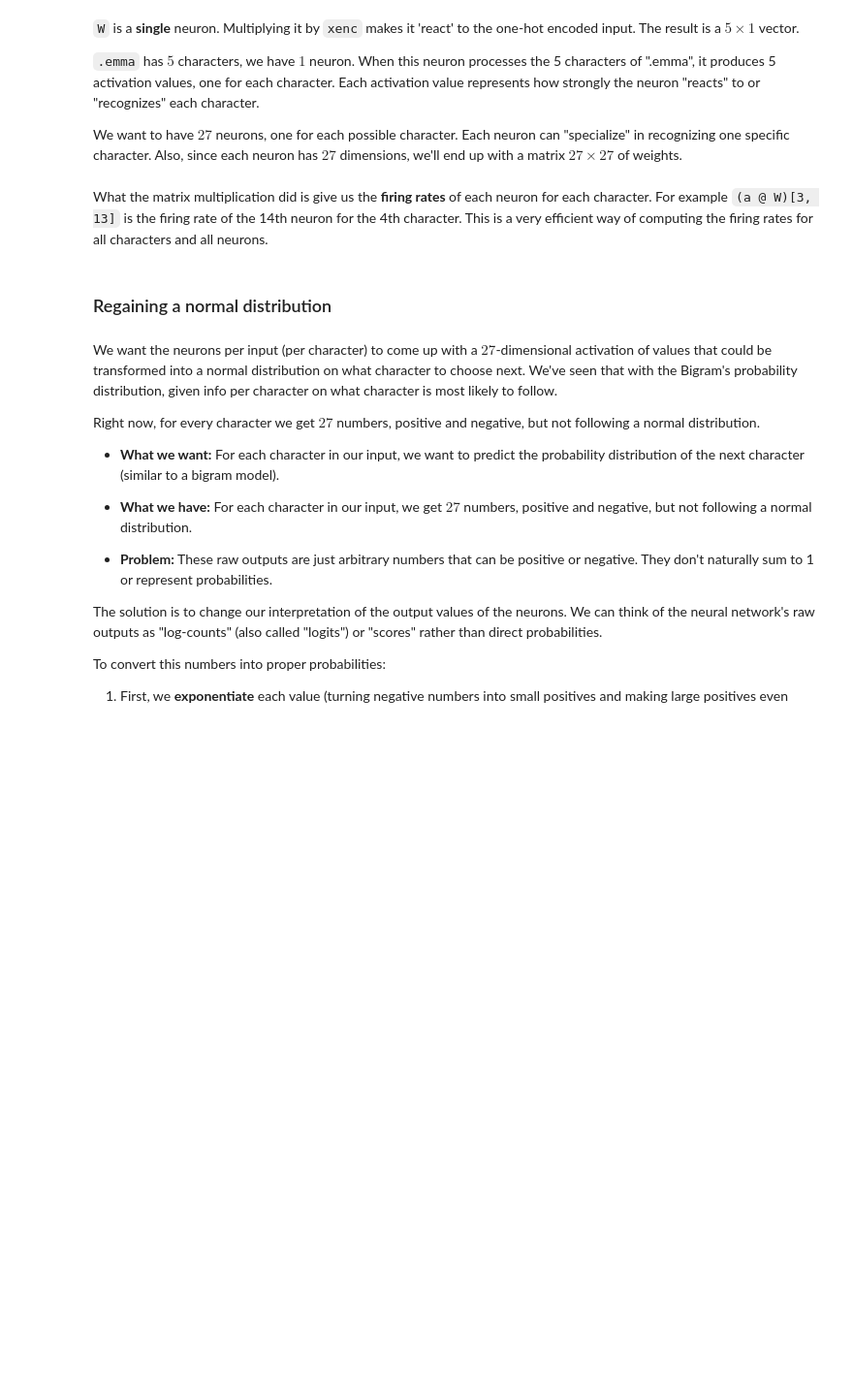
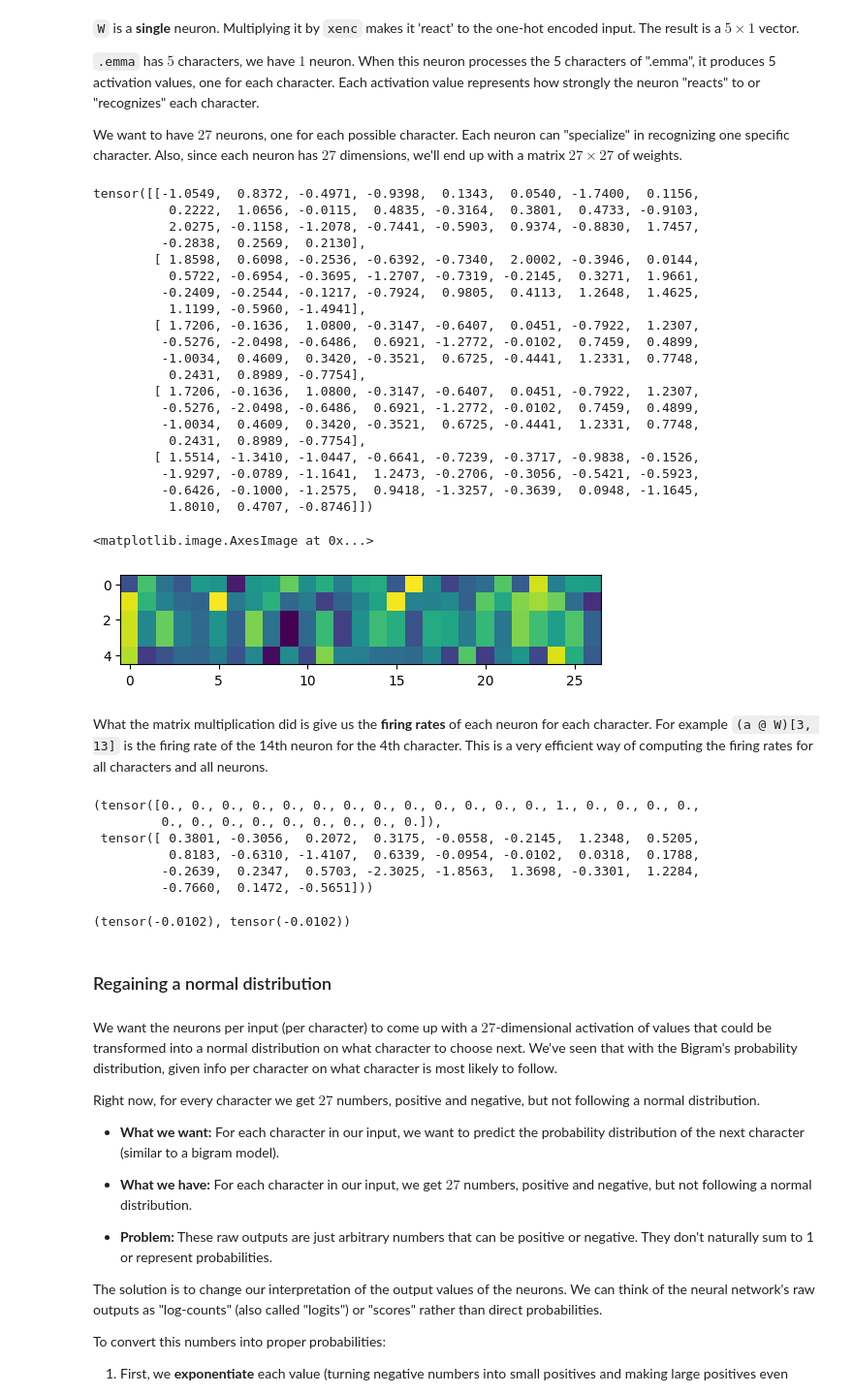
Before and after one commit to mauroandreap/python-tutorial, a Jupyter notebook: 32_language_modeling_1.ipynb, the cells around one changed output. Shown at 97% size. Drawn from its saved outputs; the diff is of its cells as text; code cells hidden in the pictures; blank space fills up the shorter version.

```diff
--- a/32_language_modeling_1.ipynb
+++ b/32_language_modeling_1.ipynb
@@ -376,7 +516,8 @@ A negative infinite log-likelihood is definitely not good because our optimizer
 One simple fix is to assign a small but non-zero probability to every bigram: this is called **model smoothing**.
 The easiest way is to ensure that no bigram *never* appears: we can achieve this by adding a constant to our 2D matrix `N`.
 # %%
-PS = (N + 1).float()  # The higher the number, the more smoothing we apply
+S = 1
+PS = (N + S).float()  # The higher the number, the more smoothing we apply
 PS /= PS.sum(dim=1, keepdim=True)
 
 # Initialize variables
@@ -396,4 +537,4 @@ for word in ["edobq"]:
 print(f'{log_likelihood=}')
 nll = -log_likelihood
 print(f'{nll=}')  # Negative log likelihood
-print(f'Average NLL: {nll/n:.4f}')  # More descriptive output
+print(f'Average NLL with {S:.4f} smoothing: {nll/n:.4f}')  # More descriptive output
@@ -399,0 +545,26 @@ print(f'Average NLL: {nll/n:.4f}')  # More descriptive output
+# %%
+# apply smoothing
+S = 1
+PS = (N + S).float()
+PS /= PS.sum(dim=1, keepdim=True)
+
+# Initialize variables
+log_likelihood = 0.0
+n = 0  # character pair count IN DATASET
+
+for word in words:
+    # Add start/end tokens and convert to character list
+    chars = ['.'] + list(word) + ['.']
+
+    # Calculate log probabilities in a more compact way
+    for ch1, ch2 in zip(chars, chars[1:]):
+        prob = PS[stoi[ch1], stoi[ch2]]
+        log_likelihood += torch.log(prob)
+        n += 1
+
+print(f'{log_likelihood=}')
+
+nll = -log_likelihood
+
+print(f'{nll=}')  # Negative log likelihood
+print(f'Average NLL with {S:.4f} smoothing: {nll/n:.4f}')  # More descriptive output
@@ -529,17 +725,50 @@ Also, since each neuron has $27$ dimensions, we'll end up with a matrix $27\time
 # %%
 W = torch.randn((27,27), generator=g)
 a = xenc @ W
 
 # This is now a 5x27 matrix
 print(a)
+plt.imshow(a)
+# %% [output]
+tensor([[-1.0549,  0.8372, -0.4971, -0.9398,  0.1343,  0.0540, -1.7400,  0.1156,
+          0.2222,  1.0656, -0.0115,  0.4835, -0.3164,  0.3801,  0.4733, -0.9103,
+          2.0275, -0.1158, -1.2078, -0.7441, -0.5903,  0.9374, -0.8830,  1.7457,
+         -0.2838,  0.2569,  0.2130],
+        [ 1.8598,  0.6098, -0.2536, -0.6392, -0.7340,  2.0002, -0.3946,  0.0144,
+          0.5722, -0.6954, -0.3695, -1.2707, -0.7319, -0.2145,  0.3271,  1.9661,
+         -0.2409, -0.2544, -0.1217, -0.7924,  0.9805,  0.4113,  1.2648,  1.4625,
+          1.1199, -0.5960, -1.4941],
+        [ 1.7206, -0.1636,  1.0800, -0.3147, -0.6407,  0.0451, -0.7922,  1.2307,
+         -0.5276, -2.0498, -0.6486,  0.6921, -1.2772, -0.0102,  0.7459,  0.4899,
+         -1.0034,  0.4609,  0.3420, -0.3521,  0.6725, -0.4441,  1.2331,  0.7748,
+          0.2431,  0.8989, -0.7754],
+        [ 1.7206, -0.1636,  1.0800, -0.3147, -0.6407,  0.0451, -0.7922,  1.2307,
+         -0.5276, -2.0498, -0.6486,  0.6921, -1.2772, -0.0102,  0.7459,  0.4899,
+         -1.0034,  0.4609,  0.3420, -0.3521,  0.6725, -0.4441,  1.2331,  0.7748,
+          0.2431,  0.8989, -0.7754],
+        [ 1.5514, -1.3410, -1.0447, -0.6641, -0.7239, -0.3717, -0.9838, -0.1526,
+         -1.9297, -0.0789, -1.1641,  1.2473, -0.2706, -0.3056, -0.5421, -0.5923,
+         -0.6426, -0.1000, -1.2575,  0.9418, -1.3257, -0.3639,  0.0948, -1.1645,
+          1.8010,  0.4707, -0.8746]])
+<matplotlib.image.AxesImage at 0x...>
+[figure, added]
 # %% [markdown]
 What the matrix multiplication did is give us the **firing rates** of each neuron for each character.
 For example `(a @ W)[3, 13]` is the firing rate of the 14th neuron for the 4th character.
 This is a very efficient way of computing the firing rates for all characters and all neurons.
 # %%
 xenc[3], W[:, 13]
+# %% [output]
+(tensor([0., 0., 0., 0., 0., 0., 0., 0., 0., 0., 0., 0., 0., 1., 0., 0., 0., 0.,
+         0., 0., 0., 0., 0., 0., 0., 0., 0.]),
+ tensor([ 0.3801, -0.3056,  0.2072,  0.3175, -0.0558, -0.2145,  1.2348,  0.5205,
+          0.8183, -0.6310, -1.4107,  0.6339, -0.0954, -0.0102,  0.0318,  0.1788,
+         -0.2639,  0.2347,  0.5703, -2.3025, -1.8563,  1.3698, -0.3301,  1.2284,
+         -0.7660,  0.1472, -0.5651]))
 # %%
 (xenc[3] * W[:, 13]).sum(), (xenc @ W)[3, 13]
+# %% [output]
+(tensor(-0.0102), tensor(-0.0102))
 # %% [markdown]
 ### Regaining a normal distribution
 # %% [markdown]
```
Also changed, not shown: parts of 55 cells of this notebook, 1 other file.
